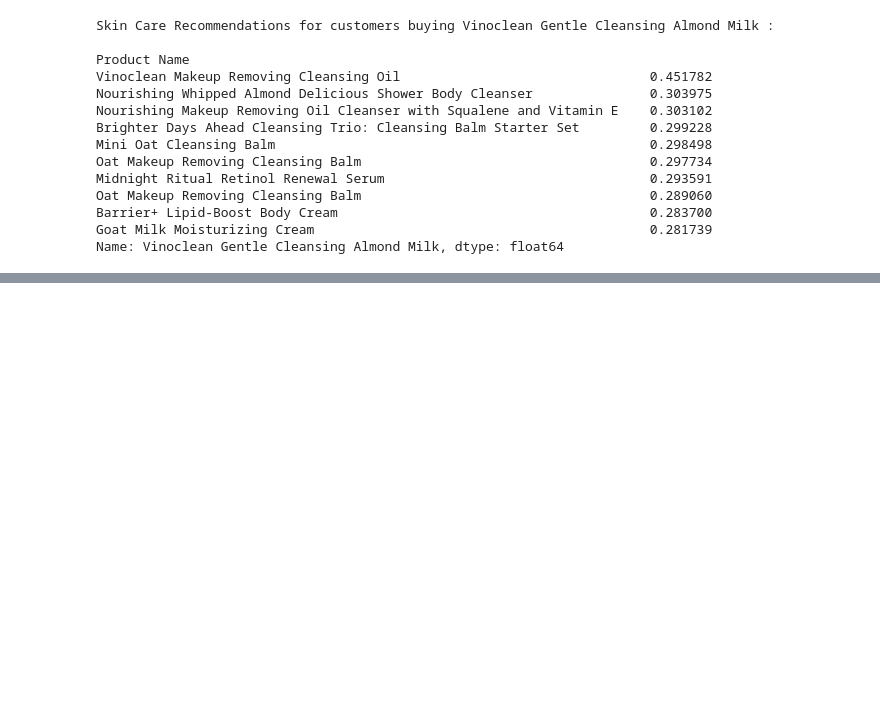
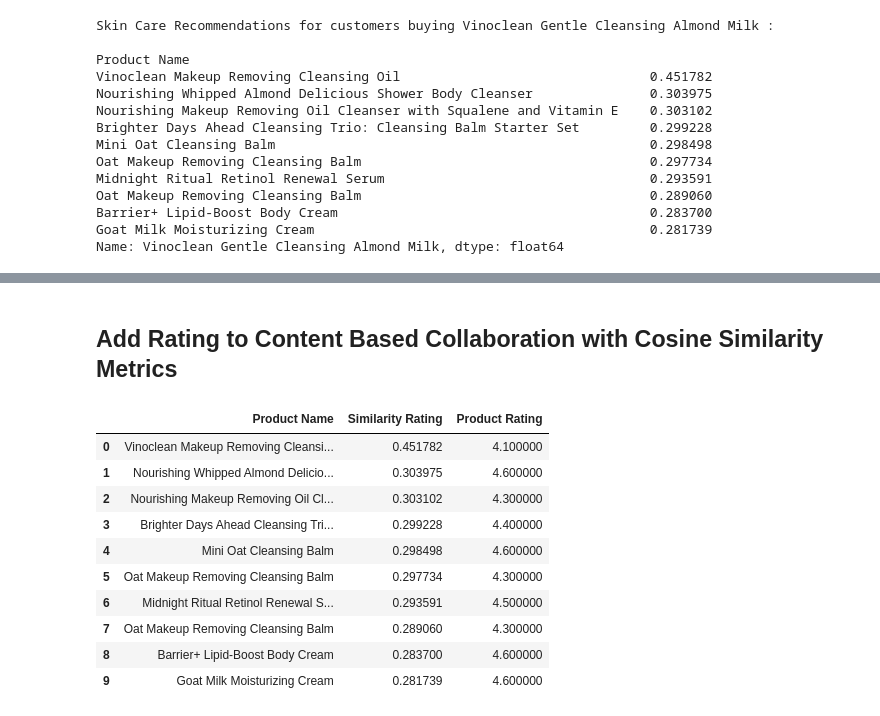
Before and after one commit to bowie0713/Skin_Care_Recommendation, a Jupyter notebook: Recommender_System.ipynb, the cells around one changed output, grey strips where cells are left out. Saved outputs shown, nothing was run; the diff lists cells and outputs as text; code cells hidden in the pictures; blank space fills up the shorter version.

Commit message:
Update New Python Recommeder System
Hi My Name is Bowie

```diff
--- a/Recommender_System.ipynb
+++ b/Recommender_System.ipynb
@@ -39,7 +39,8 @@ df_recommend2['Product Ingredients'].map(remove_punctuation) + " " + \
 df_recommend2['Skin Type'].map(remove_punctuation) + " " + \
 df_recommend2['Skin Concerns'].map(remove_punctuation)
 
-tfidf = TfidfVectorizer()
+tfidf = TfidfVectorizer(min_df=4, max_features=None, strip_accents = "unicode",
+                        stop_words="english", analyzer="word", token_pattern=r"\w(2,)")
 tfidf_matrix = tfidf.fit_transform(df_recommend2['string']) # please refer more to lab or HW
 
 cosine_similarity = cosine_similarity(tfidf_matrix)
@@ -90,0 +130,26 @@ Name: Vinoclean Gentle Cleansing Almond Milk, dtype: float64
+# %% [markdown]
+## Add Rating to Content Based Collaboration with Cosine Similarity Metrics
+# %%
+# df_index = pd.Series(df_recommend2.index, index = df_recommend2['Product Name'])
+def give_recommendation3(product_name):
+    product_index = similarity_df.index.get_loc(product_name)
+    top_10 = similarity_df.iloc[product_index].sort_values(ascending=False)[1:11].reset_index()
+    top_10.columns = ['Product Name', "Similarity Rating"]
+    top10_product_values = pd.Series(top_10.index, index = top_10['Product Name'])
+    top_10['Product Rating'] = df_recommend2["Product Rating"].iloc[top10_product_values].values
+    print(f"Recommendations for customers buying {product_name} :\n")
+    return top_10.style.set_properties(**{"background-color": "white","color":"black","border": "1.5px  solid black"})
+# %%
+give_recommendation3("Vinoclean Gentle Cleansing Almond Milk")
+# %% [output]
+|  | Product Name | Similarity Rating | Product Rating |
+| 0 | Vinoclean Makeup Removing Cleansi... | 0.451782 | 4.100000 |
+| 1 | Nourishing Whipped Almond Delicio... | 0.303975 | 4.600000 |
+| 2 | Nourishing Makeup Removing Oil Cl... | 0.303102 | 4.300000 |
+| 3 | Brighter Days Ahead Cleansing Tri... | 0.299228 | 4.400000 |
+| 4 | Mini Oat Cleansing Balm | 0.298498 | 4.600000 |
+| 5 | Oat Makeup Removing Cleansing Balm | 0.297734 | 4.300000 |
+| 6 | Midnight Ritual Retinol Renewal S... | 0.293591 | 4.500000 |
+| 7 | Oat Makeup Removing Cleansing Balm | 0.289060 | 4.300000 |
+| 8 | Barrier+ Lipid-Boost Body Cream | 0.283700 | 4.600000 |
+| 9 | Goat Milk Moisturizing Cream | 0.281739 | 4.600000 |
```
Also changed, not shown: parts of 4 cells of this notebook.
